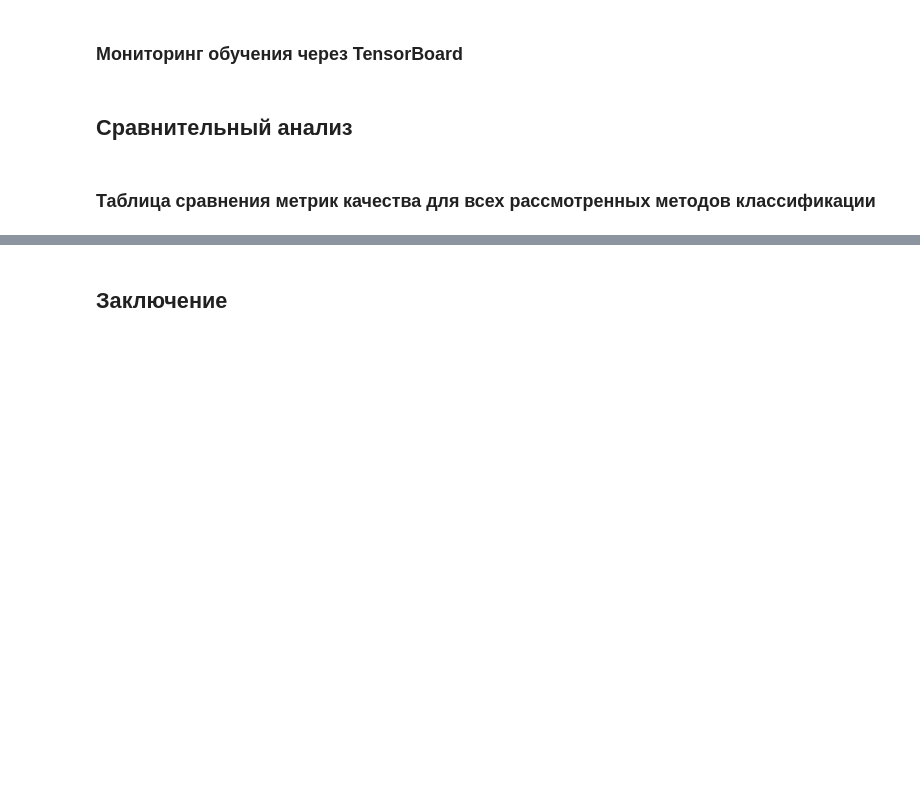
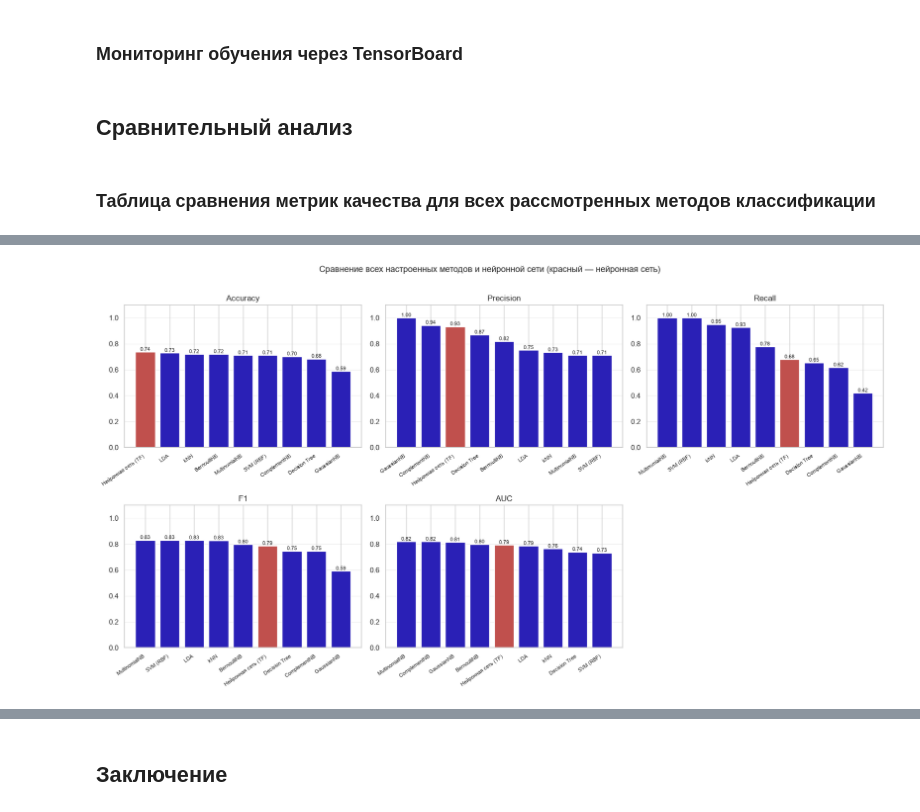
Before and after one commit to violllin/lab2_classification, a Jupyter notebook: lab2.ipynb, the cells around one changed output, grey strips where cells are left out. Saved outputs shown, nothing was run; the diff lists cells and outputs as text; code cells hidden in the pictures; blank space fills up the shorter version.

```diff
--- a/lab2.ipynb
+++ b/lab2.ipynb
@@ -1529,3 +1739,88 @@ Model: "liver_mlp"
 ## Сравнительный анализ
 # %% [markdown]
 ### Таблица сравнения метрик качества для всех рассмотренных методов классификации
+# %%
+NN_NAME = 'Нейронная сеть (TF)'
+
+cols = ['Accuracy', 'Precision', 'Recall', 'F1', 'AUC', 'Specificity', 'Balanced Accuracy']
+rows = {'Dummy (всегда класс 1)': dummy_row}
+for name in baseline_df.index:
+    rows[f'{name} - базовая'] = baseline_df.loc[name, cols].to_dict()
+for name in tuned_df.index:
+    rows[f'{name} - настроенная'] = tuned_df.loc[name, cols].to_dict()
+rows[NN_NAME] = nn_metrics
+full_df = pd.DataFrame(rows).T[cols].astype(float)
+
+def bootstrap_auc_ci(y_true, score, n_boot=1000, seed=SEED):
+    rng = np.random.default_rng(seed)
+    y_true, score = np.asarray(y_true).astype(int), np.asarray(score)
+    vals = []
+    for _ in range(n_boot):
+        idx = rng.integers(0, len(y_true), len(y_true))
+        if len(np.unique(y_true[idx])) < 2:
+            continue
+        vals.append(roc_auc_score(y_true[idx], score[idx]))
+    return np.percentile(vals, [2.5, 97.5])
+
+scores = {name: get_score(m, X_test) for name, m in tuned_models.items()}
+scores[NN_NAME] = nn_proba_test
+final_df = pd.concat([tuned_df[cols].astype(float), pd.DataFrame({NN_NAME: nn_metrics}).T[cols]])
+ci = {n: bootstrap_auc_ci(y_test, s) for n, s in scores.items()}
+final_df['AUC 95% ДИ'] = [f'[{ci[n][0]:.3f}; {ci[n][1]:.3f}]' for n in final_df.index]
+final_df = final_df.sort_values('AUC', ascending=False)
+
+print('Таблица 1. Настроенные модели и нейронная сеть на тестовой выборке (по убыванию ROC-AUC):')
+display(final_df.round(3))
+print('\nТаблица 2. Все модели (включая базовые и тривиальный классификатор):')
+display(full_df.round(3))
+
+plot_df = final_df[core_metrics].astype(float)
+fig, axes = plt.subplots(2, 3, figsize=(17, 9))
+for ax, metric in zip(axes.flat, core_metrics):
+    vals = plot_df[metric].sort_values(ascending=False)
+    colors = ['#c0504d' if n == NN_NAME else '#2a20b6' for n in vals.index]
+    ax.bar(range(len(vals)), vals.values, color=colors)
+    ax.set_xticks(range(len(vals)))
+    ax.set_xticklabels(vals.index, rotation=35, ha='right', fontsize=8)
+    ax.set_ylim(0, 1.1)
+    ax.set_title(metric)
+    ax.grid(axis='y', alpha=0.3)
+    for i, v in enumerate(vals.values):
+        ax.annotate(f'{v:.2f}', (i, v), ha='center', va='bottom', fontsize=8)
+axes.flat[-1].axis('off')
+fig.suptitle('Сравнение всех настроенных методов и нейронной сети (красный - нейронная сеть)', y=1.01, fontsize=13)
+plt.tight_layout()
+plt.show()
+
+plt.figure(figsize=(9.5, 7.5))
+for name, s in scores.items():
+    fpr, tpr, _ = roc_curve(y_test, s)
+    plt.plot(fpr, tpr, lw=2.4 if name == NN_NAME else 1.4, label=f'{name} (AUC={final_df.loc[name, "AUC"]:.3f})')
+plt.plot([0, 1], [0, 1], 'k--', label='Случайный классификатор')
+plt.xlabel('False Positive Rate (1 − Specificity)')
+plt.ylabel('True Positive Rate (Recall)')
+plt.title('ROC-кривые всех настроенных моделей и нейронной сети')
+plt.legend(loc='lower right', fontsize=8)
+plt.tight_layout()
+plt.show()
+
+fig, axes = plt.subplots(3, 3, figsize=(15, 13))
+preds = {name: m.predict(X_test) for name, m in tuned_models.items()}
+preds[NN_NAME] = (nn_proba_test >= 0.5).astype(int)
+for ax, (name, p) in zip(axes.flat, preds.items()):
+    ConfusionMatrixDisplay.from_predictions(y_test, p, labels=[0, 1], display_labels=['Нет (0)', 'Болезнь (1)'],
+                                            ax=ax, colorbar=False, cmap='Blues')
+    ax.set_title(name, fontsize=10)
+    ax.grid(False)
+plt.tight_layout()
+plt.show()
+
+rank_cols = ['AUC', 'Balanced Accuracy']
+ranks = final_df[rank_cols].astype(float).rank(ascending=False, method='min')
+mean_rank = ranks.mean(axis=1).sort_values()
+leaders = {m: (plot_df[m].idxmax(), plot_df[m].max()) for m in core_metrics}
+best_name = mean_rank.index[0]
+best_sk = [n for n in mean_rank.index if n != NN_NAME][0]
+top2 = final_df['AUC'].sort_values(ascending=False).index[:2]
+ci_overlap = max(ci[top2[0]][0], ci[top2[1]][0]) <= min(ci[top2[0]][1], ci[top2[1]][1])
+# %% [output]
@@ -1531,0 +1856 @@ Model: "liver_mlp"
+[figure, added]
```
Also changed, not shown: parts of 9 cells of this notebook, 32 other files.
